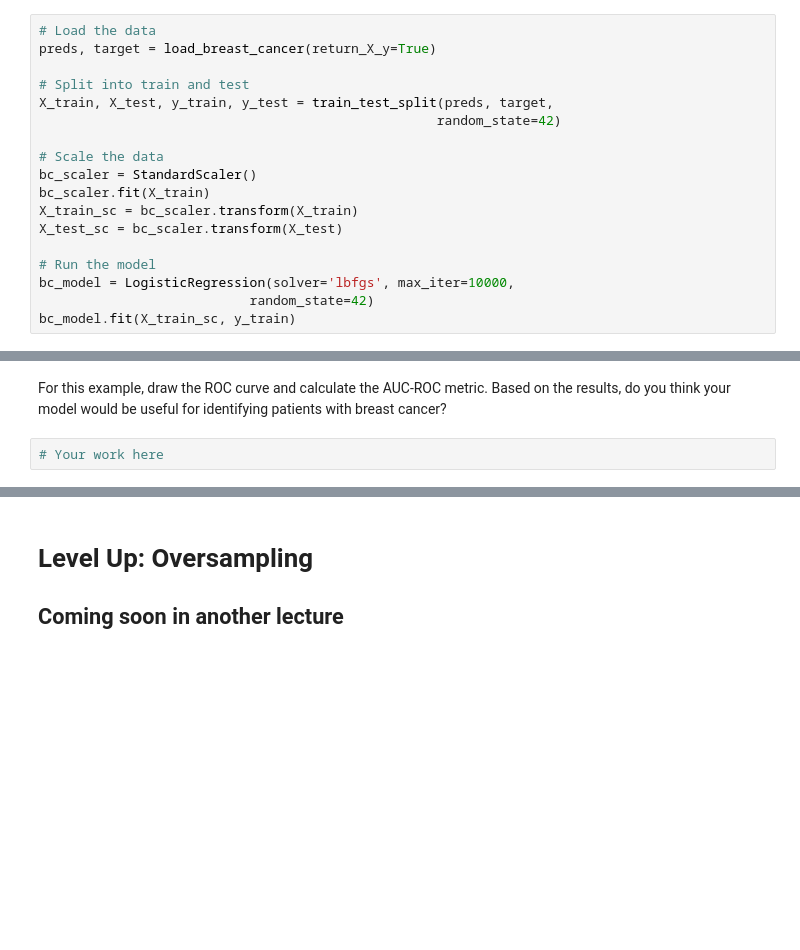
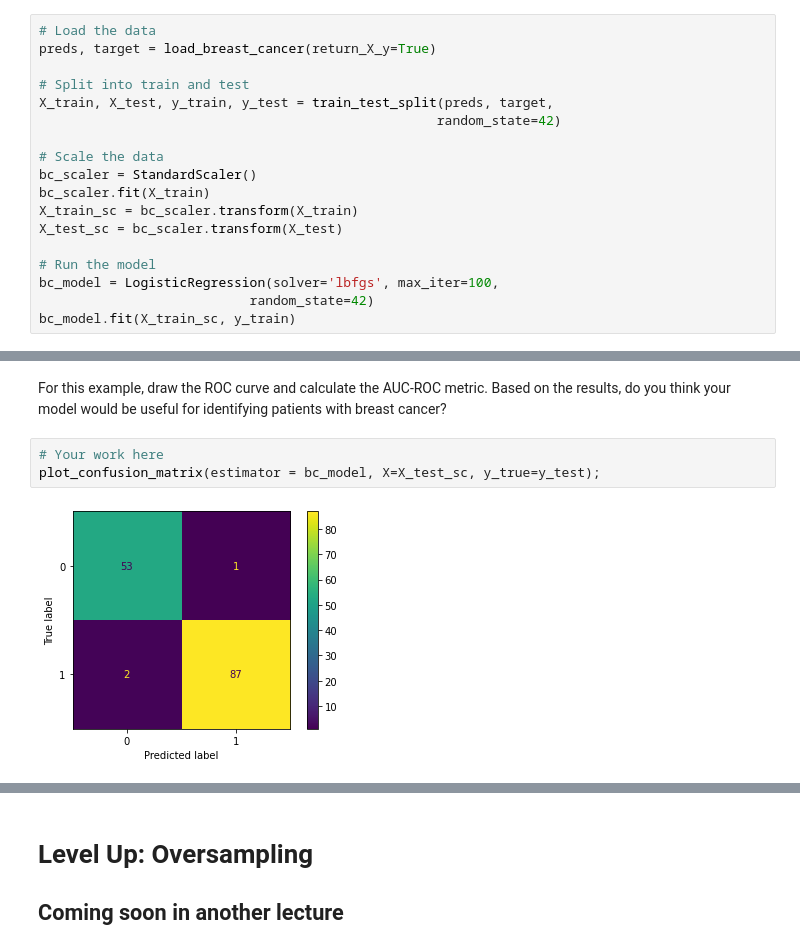
Before and after one commit to rbdaly16/NATL-DS-Live-062623, a Jupyter notebook: Phase3/Lectures/13_Evaulation_Predicted_Prob.ipynb, the cells around one changed output, grey strips where cells are left out. Cells and saved outputs as stored; diff of their text form; blank space fills up the shorter version.

```diff
--- a/Phase3/Lectures/13_Evaulation_Predicted_Prob.ipynb
+++ b/Phase3/Lectures/13_Evaulation_Predicted_Prob.ipynb
@@ -250,6 +323,6 @@ X_train_sc = bc_scaler.transform(X_train)
 X_test_sc = bc_scaler.transform(X_test)
 
 # Run the model
-bc_model = LogisticRegression(solver='lbfgs', max_iter=10000,
+bc_model = LogisticRegression(solver='lbfgs', max_iter=100,
                            random_state=42)
 bc_model.fit(X_train_sc, y_train)
@@ -259,3 +334,6 @@ bc_model.fit(X_train_sc, y_train)
 For this example, draw the ROC curve and calculate the AUC-ROC metric. Based on the results, do you think your model would be useful for identifying patients with breast cancer?
 # %%
 # Your work here
+plot_confusion_matrix(estimator = bc_model, X=X_test_sc, y_true=y_test);
+# %% [output]
+[figure, added]
```
Also changed, not shown: parts of 28 cells of this notebook.
